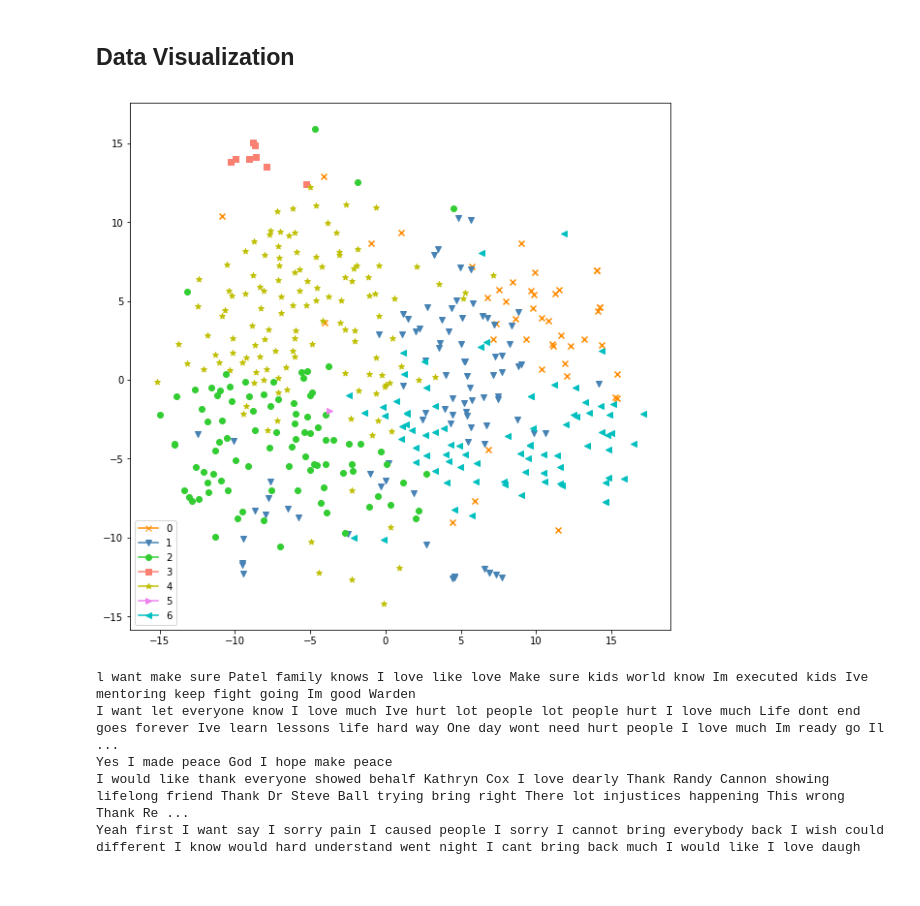
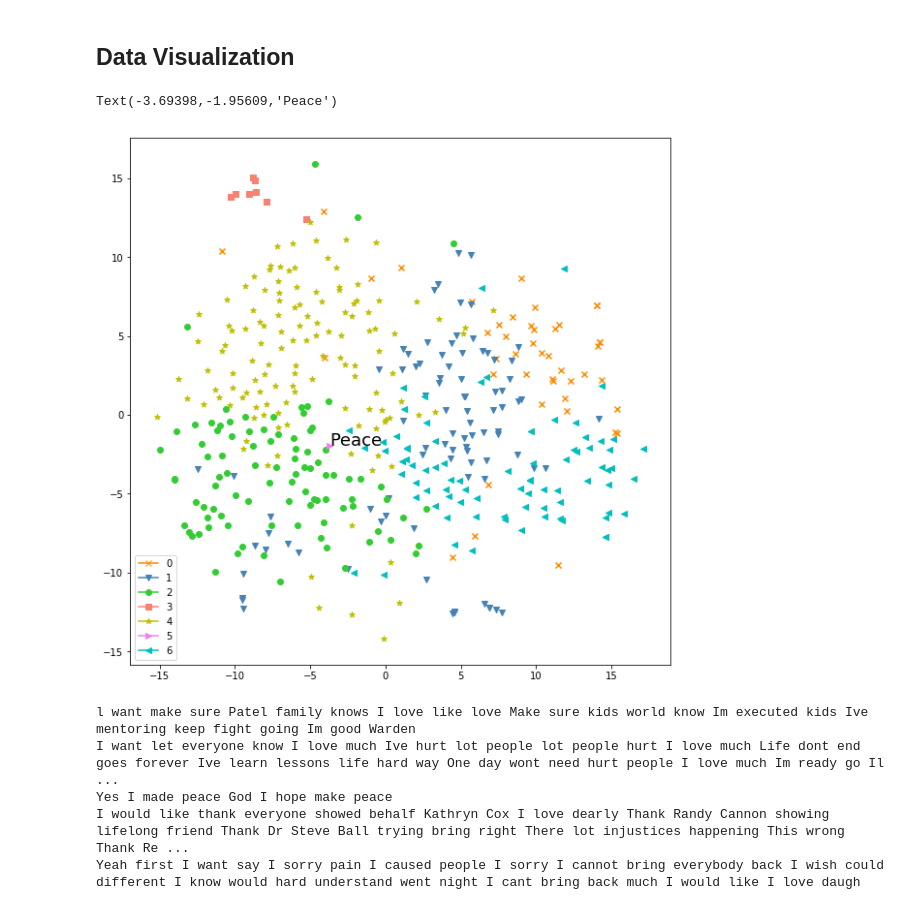
Before and after one commit to dawaraziz/Last_Statement_NLP, a Jupyter notebook: Lucas.ipynb, the cells around one changed output. Cells and saved outputs as stored; diff of their text form; code cells hidden in the pictures.

```diff
--- a/Lucas.ipynb
+++ b/Lucas.ipynb
@@ -411,24 +411,29 @@ t = np.array(reduced).transpose()
 # %%
 from matplotlib.lines import Line2D
 
 markers = ["x", "v", "o", "s", "*", ">", "<", "P",
            '1', '2', '3', '4', 'h', "d", "|", "+"]
 colors = ['darkorange', 'steelblue', 'limegreen',  'salmon', 'y',  'violet', 'c', 'tomato',
           'rosybrown', 'brown', 'darkmagenta', 'pink', 'gold', "orange", "skyblue", "seagreen"]
 
 fig, ax = plt.subplots(figsize=(10, 10))
 
 for x, y, c in zip(t[0], t[1], clusters):
     _ = ax.scatter(x, y, c=colors[c], marker=markers[c])
 
 types = []
 for c in set(clusters):
     types.append(Line2D([], [], color=colors[c], marker=markers[c], label=c))
 
+for i, c in enumerate(clusters):
+    if c == 5:
+        ax.annotate(doc_txt[i], (t[0][i], t[1][i]), fontsize=18)
+
 _ = plt.legend(handles=types, loc='lower left')
 plt.show()
 # %% [output]
+Text(-3.69398,-1.95609,'Peace')
-[figure, old version]
+[figure, new version]
 # %%
 for i in range(len(clusters)):
     if clusters[i] == 2:
```
Also changed, not shown: 1 other file.
